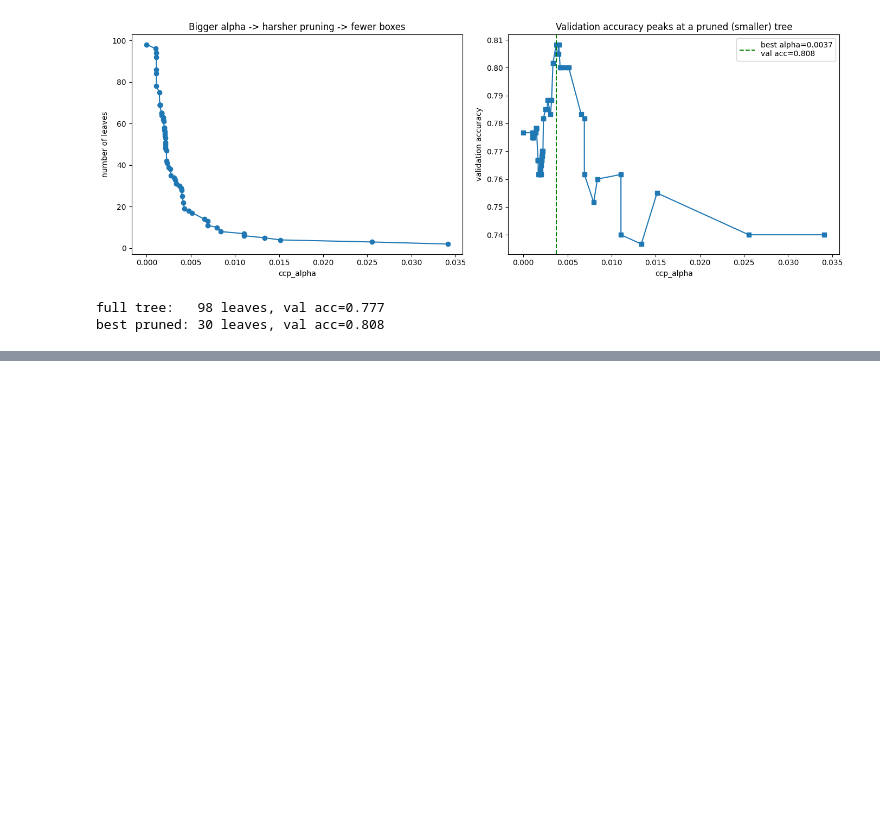
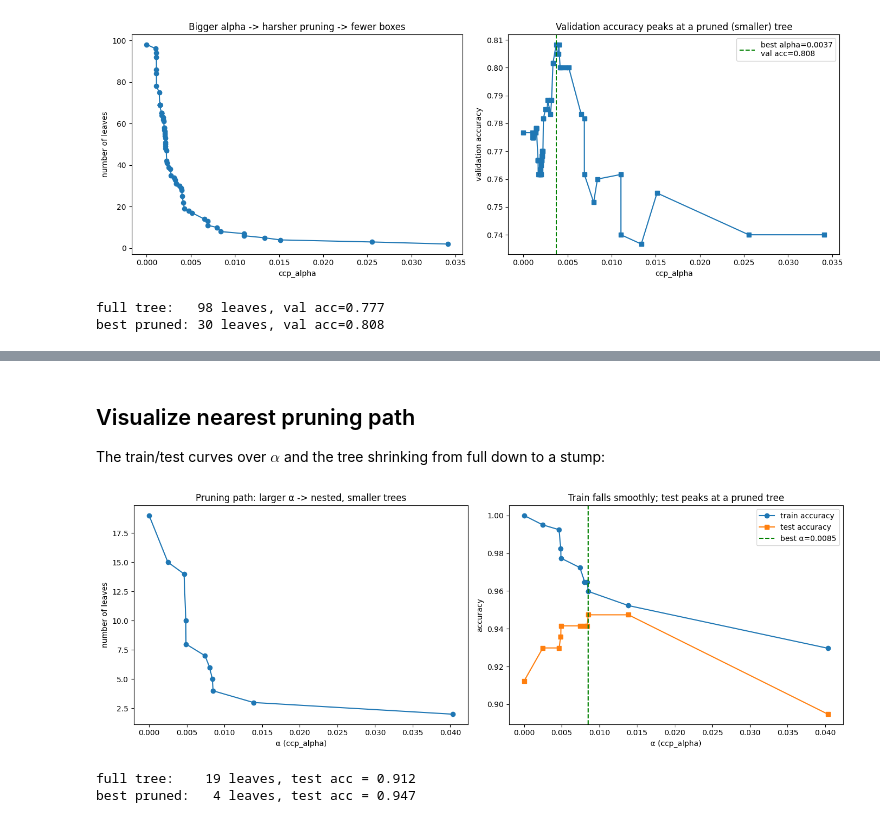
Before and after one commit to bmart231/ml-implementations, a Jupyter notebook: decision_trees/decision_trees.ipynb, the cells around one changed output, grey strips where cells are left out. Drawn from its saved outputs; the diff is of its cells as text; code cells hidden in the pictures; blank space fills up the shorter version.

```diff
--- a/decision_trees/decision_trees.ipynb
+++ b/decision_trees/decision_trees.ipynb
@@ -1178,0 +1372,47 @@ best pruned: 30 leaves, val acc=0.808
+# %% [markdown]
+## Visualize nearest pruning path
+
+The train/test curves over $\alpha$ and the tree shrinking from full down to a stump:
+# %%
+# Cell 3 — The pruning path: nested trees, train vs test, and the chosen alpha
+import numpy as np
+import matplotlib.pyplot as plt
+from sklearn.datasets import load_breast_cancer
+from sklearn.tree import DecisionTreeClassifier
+from sklearn.model_selection import train_test_split
+
+X, y = load_breast_cancer(return_X_y=True)
+X_tr, X_te, y_tr, y_te = train_test_split(X, y, test_size=0.3, random_state=0)
+
+full = DecisionTreeClassifier(random_state=0).fit(X_tr, y_tr)
+alphas = full.cost_complexity_pruning_path(X_tr, y_tr).ccp_alphas[:-1]  # drop stump-only
+
+trees    = [DecisionTreeClassifier(random_state=0, ccp_alpha=a).fit(X_tr, y_tr) for a in alphas]
+n_leaves = [t.get_n_leaves() for t in trees]
+train    = [t.score(X_tr, y_tr) for t in trees]
+test     = [t.score(X_te, y_te) for t in trees]
+best     = int(np.argmax(test))
+
+fig, (ax1, ax2) = plt.subplots(1, 2, figsize=(14, 5))
+
+ax1.plot(alphas, n_leaves, "o-")
+ax1.set_xlabel("α (ccp_alpha)"); ax1.set_ylabel("number of leaves")
+ax1.set_title("Pruning path: larger α -> nested, smaller trees")
+
+ax2.plot(alphas, train, "o-", label="train accuracy")
+ax2.plot(alphas, test,  "s-", label="test accuracy")
+ax2.axvline(alphas[best], color="green", ls="--",
+            label=f"best α={alphas[best]:.4f}")
+ax2.set_xlabel("α (ccp_alpha)"); ax2.set_ylabel("accuracy")
+ax2.set_title("Train falls smoothly; test peaks at a pruned tree")
+ax2.legend()
+plt.tight_layout(); plt.show()
+
+print(f"full tree:   {full.get_n_leaves():>3} leaves, test acc = {full.score(X_te,y_te):.3f}")
+print(f"best pruned: {n_leaves[best]:>3} leaves, test acc = {test[best]:.3f}")
+# As α increases the tree gets monotonically smaller (nested path); test accuracy
+# is best at a SMALLER tree than the full one — pruning improved generalization.
+# %% [output]
+[figure, added]
+full tree:    19 leaves, test acc = 0.912
+best pruned:   4 leaves, test acc = 0.947
```
Also changed, not shown: parts of 16 cells of this notebook, 2 other files.
